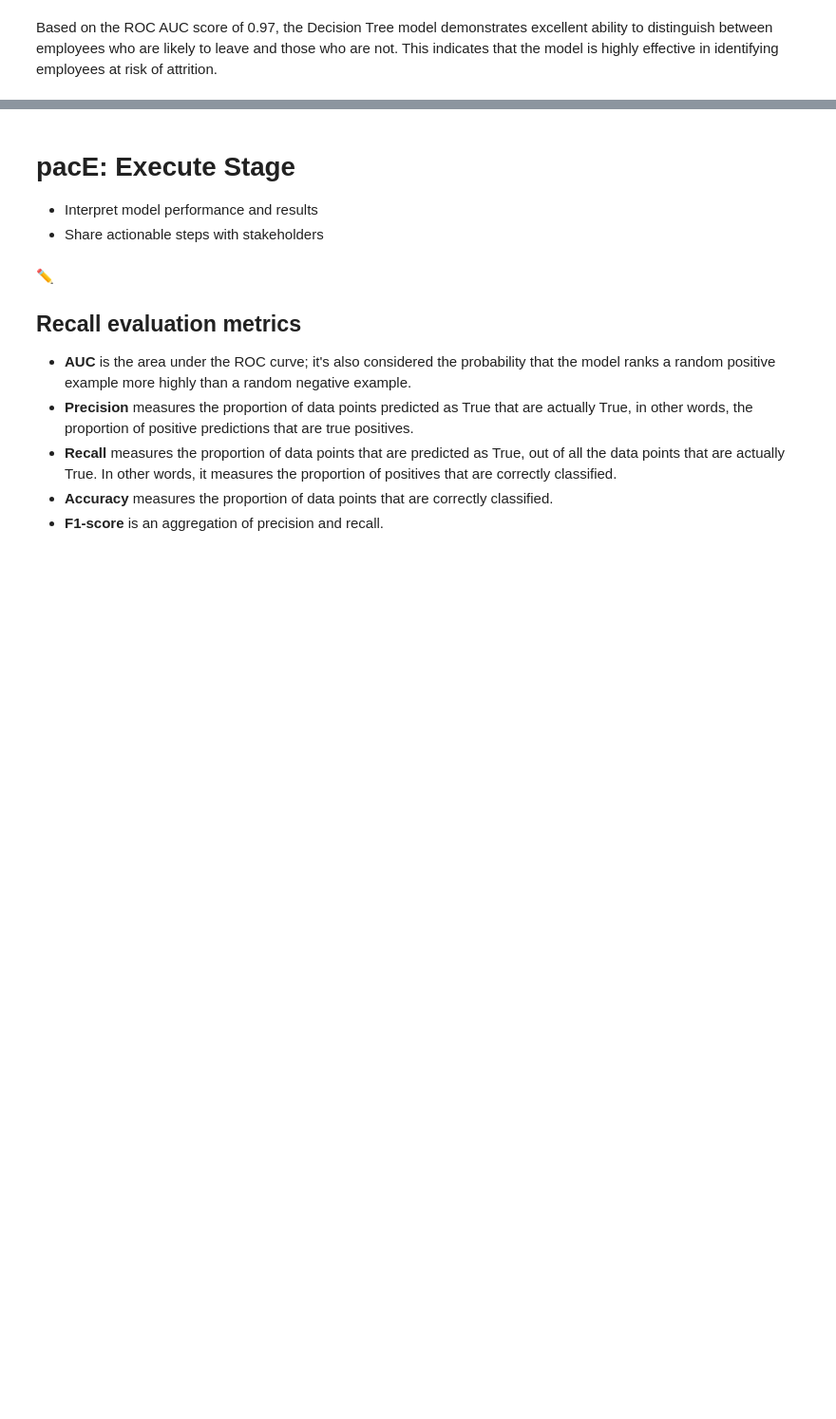
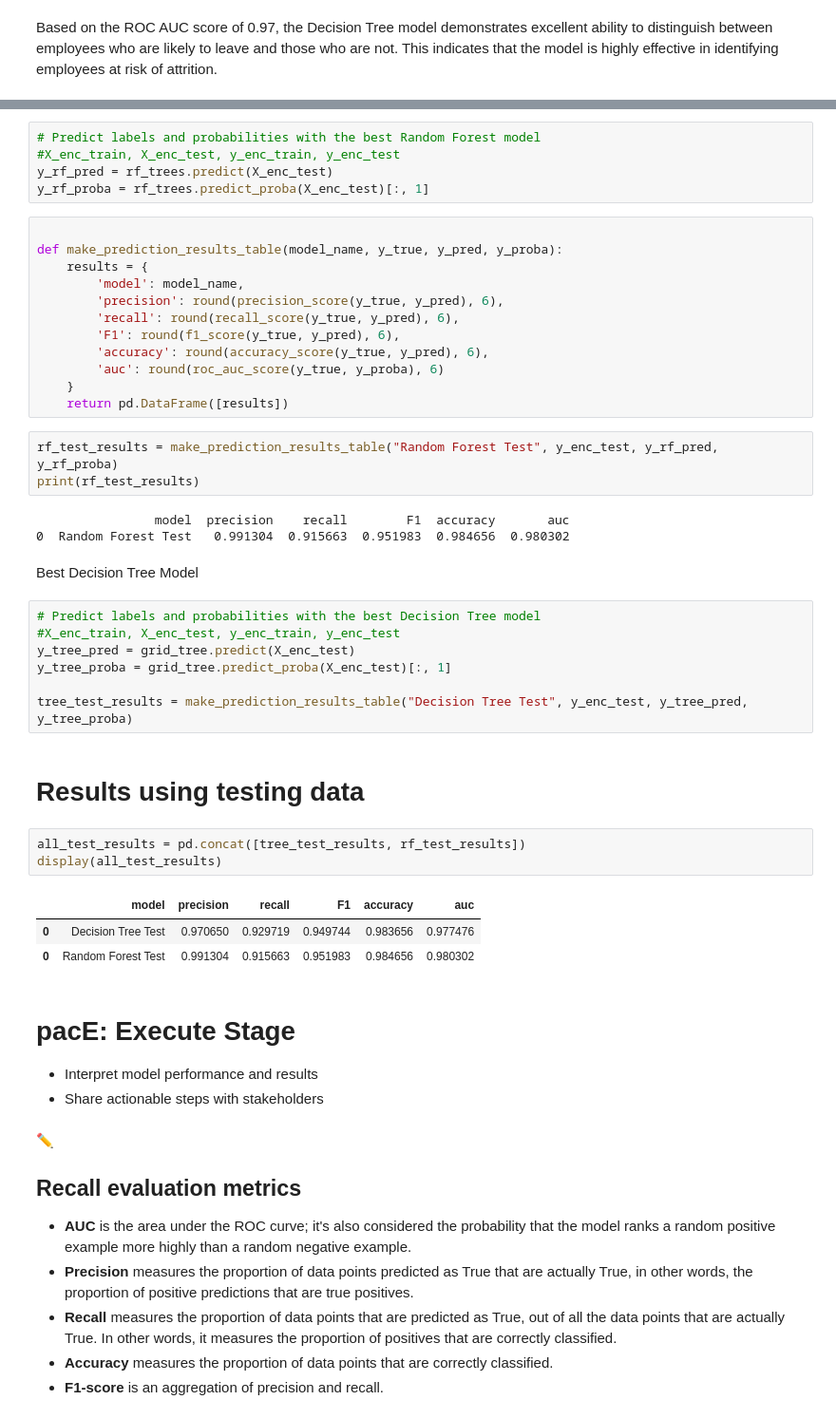
Before and after one commit to edilma/salifor, a Jupyter notebook: Activity_ Course 7 Salifort Motors project lab.ipynb, the cells around one changed output, grey strips where cells are left out. Shown at 95% size. Drawn from its saved outputs; the diff is of its cells as text; blank space fills up the shorter version.

```diff
--- a/Activity_ Course 7 Salifort Motors project lab.ipynb
+++ b/Activity_ Course 7 Salifort Motors project lab.ipynb
@@ -1251,3 +1410,44 @@ Based on the ROC AUC score of 0.97, the Decision Tree model demonstrates excelle
+# %%
+# Predict labels and probabilities with the best Random Forest model
+#X_enc_train, X_enc_test, y_enc_train, y_enc_test
+y_rf_pred = rf_trees.predict(X_enc_test)
+y_rf_proba = rf_trees.predict_proba(X_enc_test)[:, 1]
+# %%
+
+def make_prediction_results_table(model_name, y_true, y_pred, y_proba):
+    results = {
+        'model': model_name,
+        'precision': round(precision_score(y_true, y_pred), 6),
+        'recall': round(recall_score(y_true, y_pred), 6),
+        'F1': round(f1_score(y_true, y_pred), 6),
+        'accuracy': round(accuracy_score(y_true, y_pred), 6),
+        'auc': round(roc_auc_score(y_true, y_proba), 6)
+    }
+    return pd.DataFrame([results])
+# %%
+rf_test_results = make_prediction_results_table("Random Forest Test", y_enc_test, y_rf_pred, y_rf_proba)
+print(rf_test_results)
+# %% [output]
+                model  precision    recall        F1  accuracy       auc
+0  Random Forest Test   0.991304  0.915663  0.951983  0.984656  0.980302
+# %% [markdown]
+Best Decision Tree Model
+# %%
+# Predict labels and probabilities with the best Decision Tree model
+#X_enc_train, X_enc_test, y_enc_train, y_enc_test
+y_tree_pred = grid_tree.predict(X_enc_test)
+y_tree_proba = grid_tree.predict_proba(X_enc_test)[:, 1]
+
+tree_test_results = make_prediction_results_table("Decision Tree Test", y_enc_test, y_tree_pred, y_tree_proba)
+# %% [markdown]
+# Results using testing data
+# %%
+all_test_results = pd.concat([tree_test_results, rf_test_results])
+display(all_test_results)
+# %% [output]
+|  | model | precision | recall | F1 | accuracy | auc |
+| 0 | Decision Tree Test | 0.970650 | 0.929719 | 0.949744 | 0.983656 | 0.977476 |
+| 0 | Random Forest Test | 0.991304 | 0.915663 | 0.951983 | 0.984656 | 0.980302 |
 # %% [markdown]
 # pacE: Execute Stage
 - Interpret model performance and results
```
Also changed, not shown: parts of 32 cells of this notebook.
